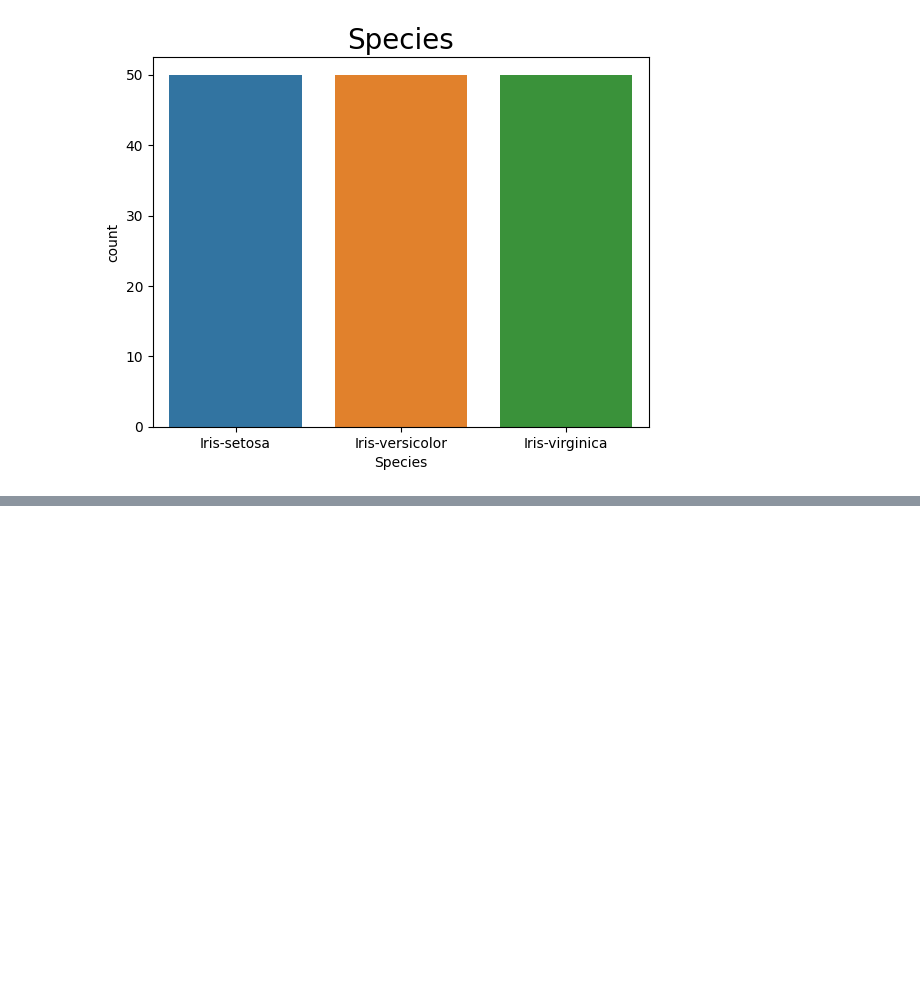
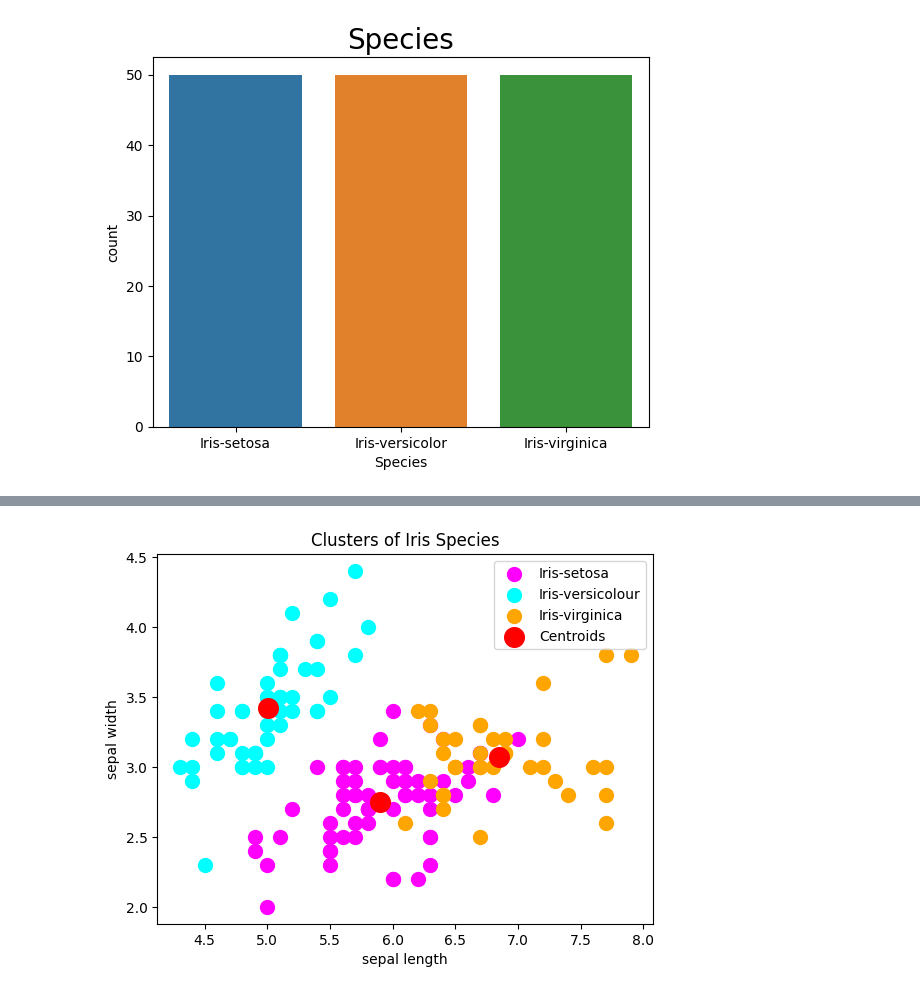
Before and after one commit to ShivaniMohite1/GRIP-The-Spark-Foundation, a Jupyter notebook: Spark_Foundation_Task_2.ipynb, the cells around one changed output, grey strips where cells are left out. Cells and saved outputs as stored; diff of their text form; code cells hidden in the pictures; blank space fills up the shorter version.

```diff
--- a/Spark_Foundation_Task_2.ipynb
+++ b/Spark_Foundation_Task_2.ipynb
@@ -128,0 +190,18 @@ plt.show()
+# %%
+plt.scatter(X[y_kmeans == 0, 0], X[y_kmeans == 0, 1],
+            s = 100, c = 'magenta', label = 'Iris-setosa')
+plt.scatter(X[y_kmeans == 1, 0], X[y_kmeans == 1, 1],
+            s = 100, c = 'cyan', label = 'Iris-versicolour')
+plt.scatter(X[y_kmeans == 2, 0], X[y_kmeans == 2, 1],
+            s = 100, c = 'orange', label = 'Iris-virginica')
+
+# Plotting the centroids of the clusters
+plt.scatter(kmeans.cluster_centers_[:, 0], kmeans.cluster_centers_[:,1],
+            s = 200, c = 'red', label = 'Centroids')
+plt.title('Clusters of Iris Species')
+plt.xlabel('sepal length')
+plt.ylabel('sepal width')
+plt.legend()
+plt.show()
+# %% [output]
+[figure, added]
```
Also changed, not shown: parts of 11 cells of this notebook.
